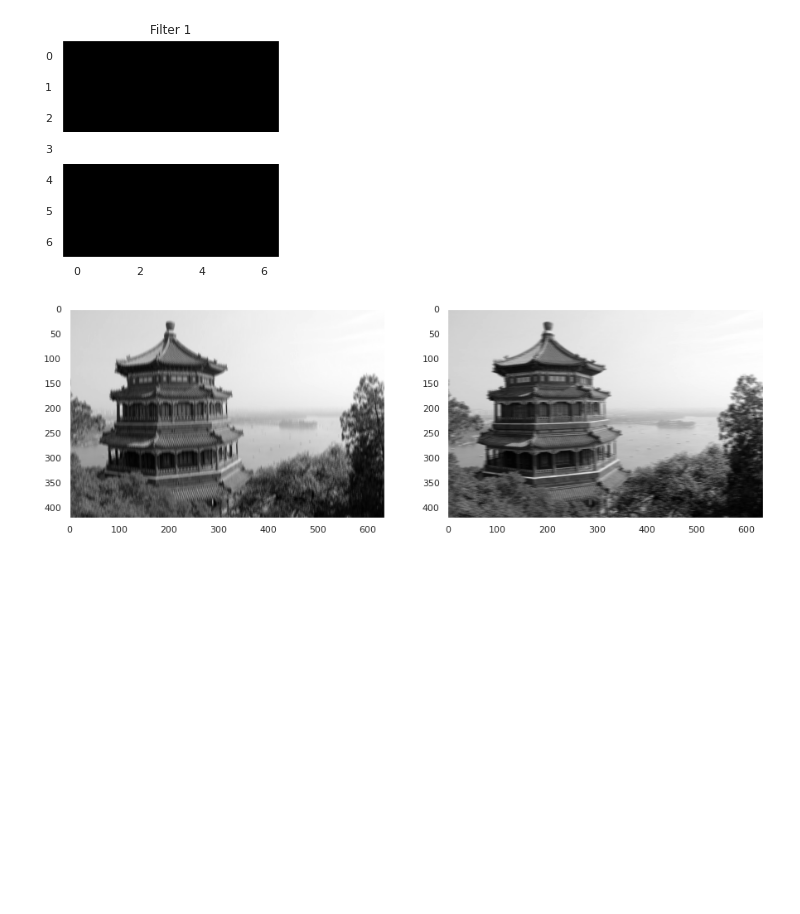
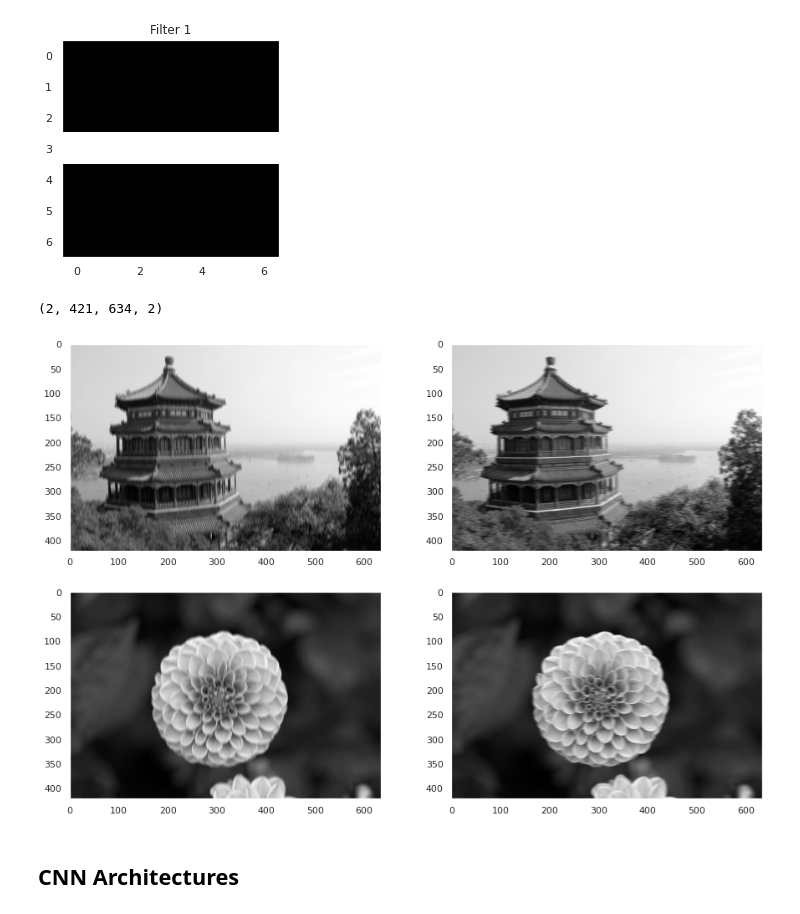
Before and after one commit to mzignis/hands_on_machine_learning, a Jupyter notebook: cnn/cnn_basic.ipynb, the cells around one changed output. Drawn from its saved outputs; the diff is of its cells as text; code cells hidden in the pictures; blank space fills up the shorter version.

```diff
--- a/cnn/cnn_basic.ipynb
+++ b/cnn/cnn_basic.ipynb
@@ -43,11 +47,15 @@ plt.title('Filter 1');
 [figure]
 # %%
 outputs = tf.nn.conv2d(images, filters, strides=1, padding="VALID")
+print(outputs.shape)
 
-fig, axes = plt.subplots(nrows=1, ncols=2, figsize=(15, 10))
 
-for idx, ax in enumerate(axes):
-    ax.imshow(outputs[0, :, :, idx], cmap="gray")
-    ax.grid(False)
+fig, axes = plt.subplots(nrows=2, ncols=2, figsize=(15, 10))
+
+for row_idx, row in enumerate(axes):
+    for col_idx, ax in enumerate(row):
+        ax.imshow(outputs[row_idx, :, :, col_idx], cmap="gray")
+        ax.grid(False)
 # %% [output]
+(2, 421, 634, 2)
-[figure, old version]
+[figure, new version]
@@ -53,0 +82,2 @@ for idx, ax in enumerate(axes):
+# %% [markdown]
+## CNN Architectures
```
Also changed, not shown: parts of 13 cells of this notebook.
